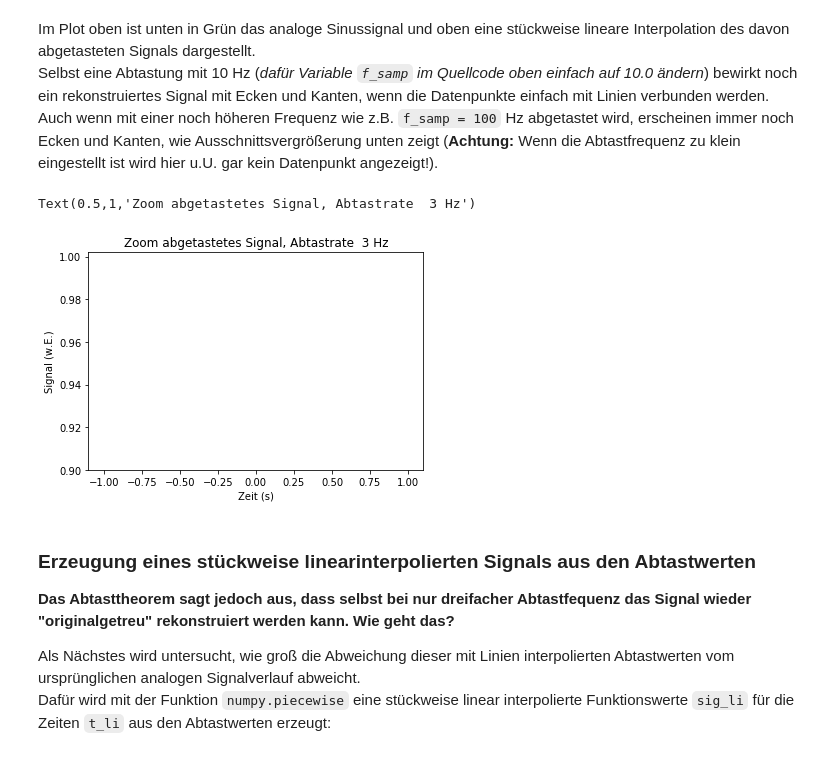
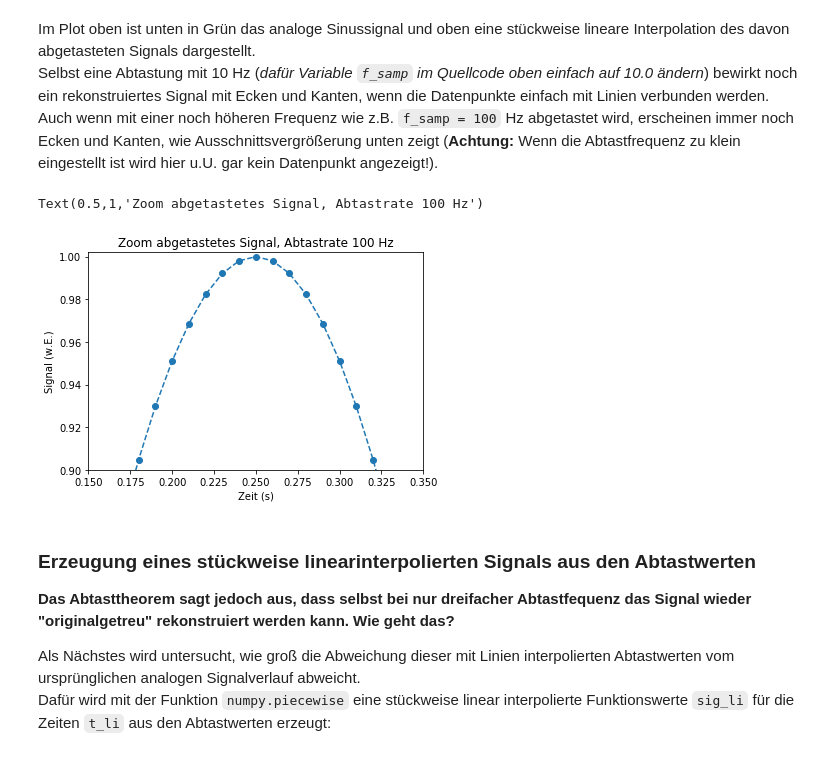
Before and after one commit to StefanMack/AbtastTheo, a Jupyter notebook: SamplTheorem.ipynb, the cells around one changed output. Drawn from its saved outputs; the diff is of its cells as text; code cells hidden in the pictures.

```diff
--- a/SamplTheorem.ipynb
+++ b/SamplTheorem.ipynb
@@ -184,14 +189,14 @@ Auch wenn mit einer noch höheren Frequenz wie z.B. ``f_samp = 100`` Hz abgetast
 # %%
 fig,ax = plt.subplots()
 
 ax.plot(t_dig,sig_dig,'o--')
-ax.axis( left = 0.15, right = 0.35, ymin = 0.90, ymax = 1.002 ) # Nur Achsenausschnitte anzeigen
+ax.axis( xmin = 0.15, xmax = 0.35, ymin = 0.90, ymax = 1.002 ) # Nur Achsenausschnitte anzeigen
 ax.set_xlabel('Zeit (s)')
 ax.set_ylabel('Signal (w.E.)')
 ax.set_title('Zoom abgetastetes Signal, Abtastrate %2.0f Hz' % f_samp)
 # %% [output]
-Text(0.5,1,'Zoom abgetastetes Signal, Abtastrate  3 Hz')
+Text(0.5,1,'Zoom abgetastetes Signal, Abtastrate 100 Hz')
-[figure, old version]
+[figure, new version]
 # %% [markdown]
 ### Erzeugung eines stückweise linearinterpolierten Signals aus den Abtastwerten
 **Das Abtasttheorem sagt jedoch aus, dass selbst bei nur dreifacher Abtastfequenz das Signal wieder "originalgetreu" rekonstruiert werden kann. Wie geht das?**
```
Also changed, not shown: parts of 5 cells of this notebook.
